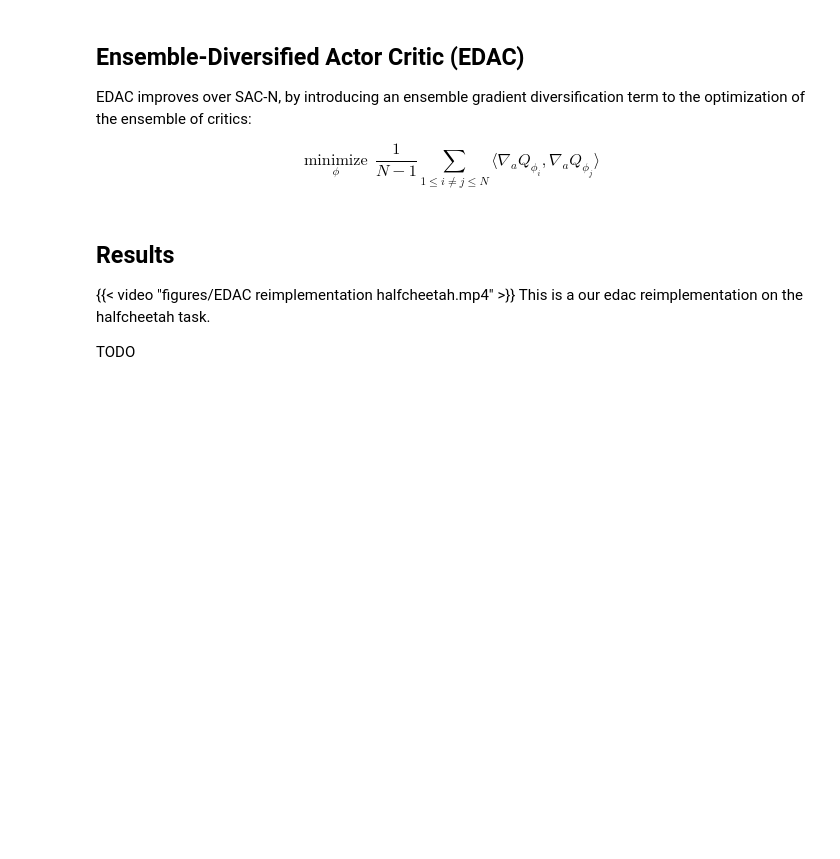
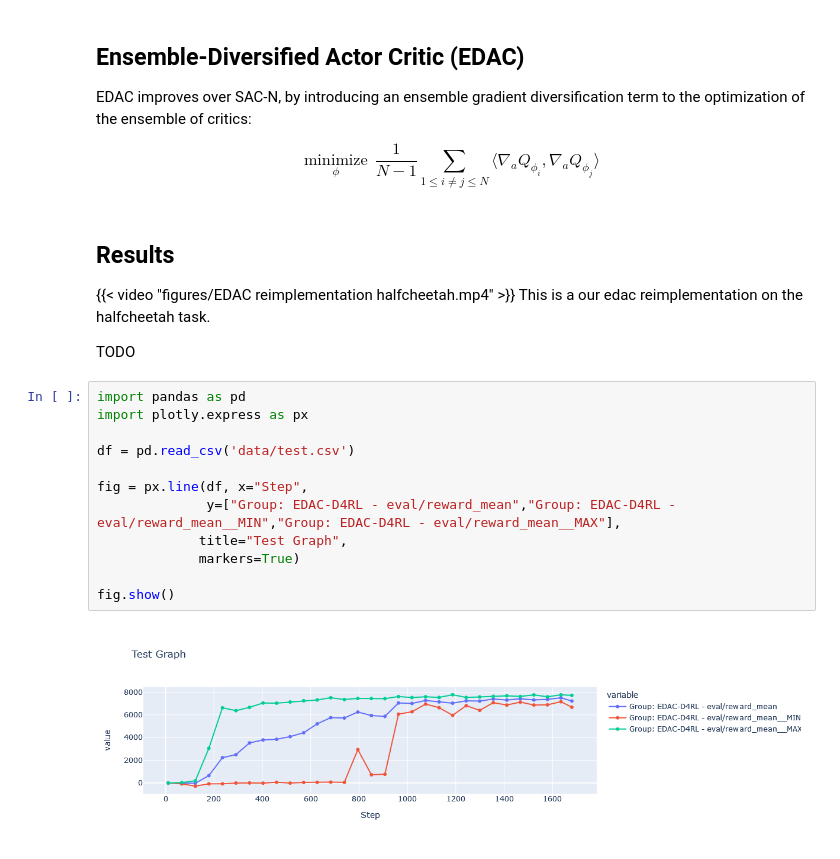
Before and after one commit to Safe-RL-Team/Uncertainty-Based-Offline-RL-with-Diversified-Q-Ensemble, a Jupyter notebook: blog/blog.ipynb, the cells around one changed output. Drawn from its saved outputs; the diff is of its cells as text; blank space fills up the shorter version.

Commit message:
test plotly

```diff
--- a/blog/blog.ipynb
+++ b/blog/blog.ipynb
@@ -131,3 +131,17 @@ $$ \underset\phi{\text{minimize}}\ \ \frac{1}{N-1} \sum_{1\leq i\neq j \leq N} \
 This is a our edac reimplementation on the halfcheetah task.
 
 TODO
+# %%
+import pandas as pd
+import plotly.express as px
+
+df = pd.read_csv('data/test.csv')
+
+fig = px.line(df, x="Step",
+              y=["Group: EDAC-D4RL - eval/reward_mean","Group: EDAC-D4RL - eval/reward_mean__MIN","Group: EDAC-D4RL - eval/reward_mean__MAX"],
+             title="Test Graph",
+             markers=True)
+
+fig.show()
+# %% [output]
+[figure, added]
```
Also changed, not shown: parts of 2 cells of this notebook.
